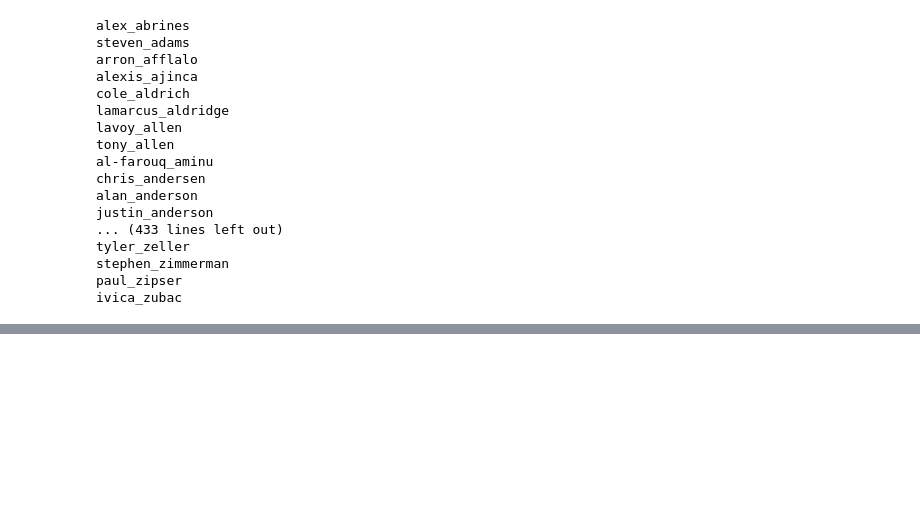
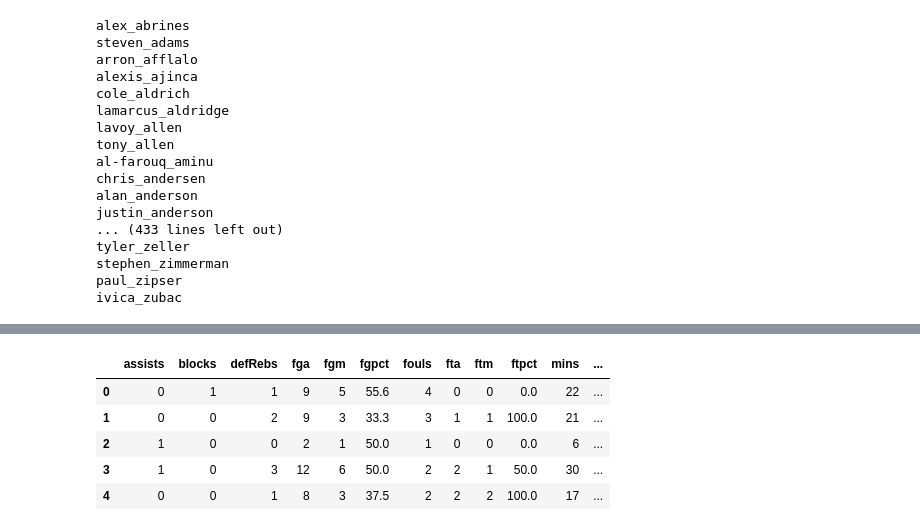
Before and after one commit to ronin0411/AB105ETL, a Jupyter notebook: AB105_ETL_20161229.ipynb, the cells around one changed output, grey strips where cells are left out. Drawn from its saved outputs; the diff is of its cells as text; code cells hidden in the pictures; blank space fills up the shorter version.

```diff
--- a/AB105_ETL_20161229.ipynb
+++ b/AB105_ETL_20161229.ipynb
@@ -664,0 +674,9 @@ with open('names.csv', 'w') as csvfile:
+# %%
+df.head()
+# %% [output]
+|  | assists | blocks | defRebs | fga | fgm | fgpct | fouls | fta | ftm | ftpct | mins | ... |
+| 0 | 0 | 1 | 1 | 9 | 5 | 55.6 | 4 | 0 | 0 | 0.0 | 22 | ... |
+| 1 | 0 | 0 | 2 | 9 | 3 | 33.3 | 3 | 1 | 1 | 100.0 | 21 | ... |
+| 2 | 1 | 0 | 0 | 2 | 1 | 50.0 | 1 | 0 | 0 | 0.0 | 6 | ... |
+| 3 | 1 | 0 | 3 | 12 | 6 | 50.0 | 2 | 2 | 1 | 50.0 | 30 | ... |
+| 4 | 0 | 0 | 1 | 8 | 3 | 37.5 | 2 | 2 | 2 | 100.0 | 17 | ... |
```
Also changed, not shown: parts of 37 cells of this notebook.
